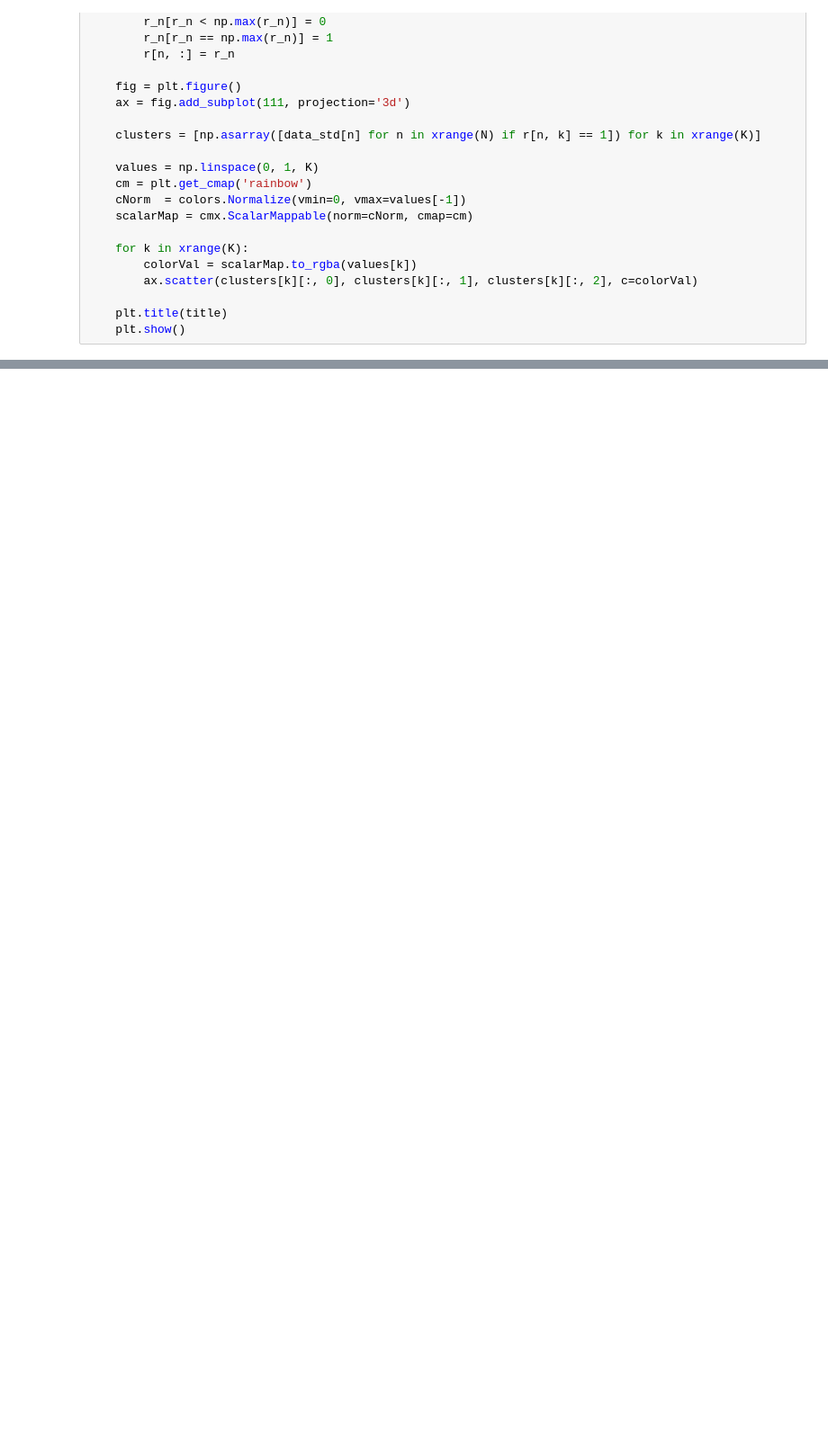
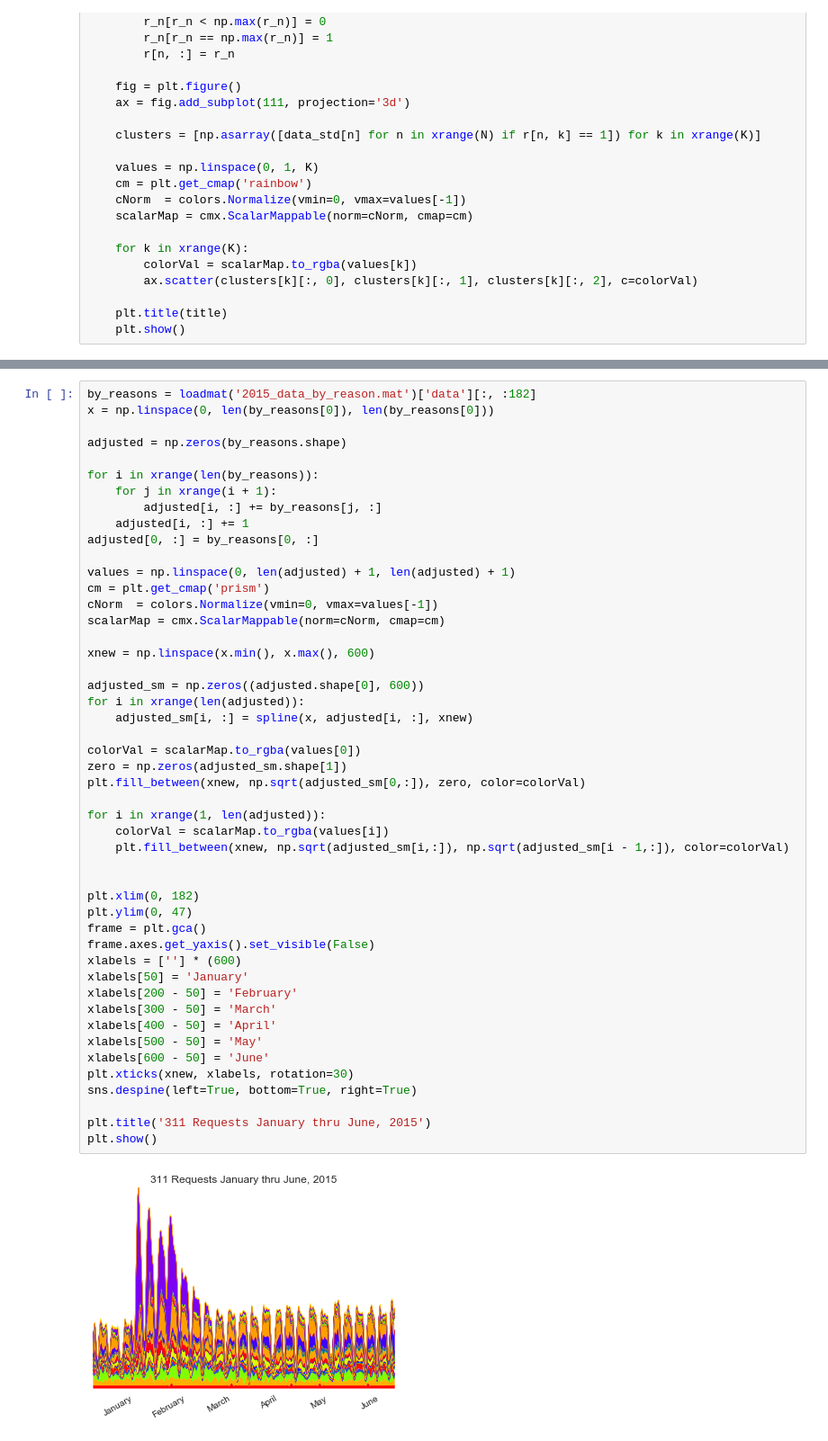
Before and after one commit to onefishy/Boston311, a Jupyter notebook: Code/EM for MLE and MAP.ipynb, the cells around one changed output, grey strips where cells are left out. Shown: that part at 90% size. Drawn from its saved outputs; the diff is of its cells as text; blank space fills up the shorter version.

```diff
--- a/Code/EM for MLE and MAP.ipynb
+++ b/Code/EM for MLE and MAP.ipynb
@@ -575,0 +605,50 @@ Sigma: [[ 2.09525382 -0.29547123  0.08449884]
+# %%
+by_reasons = loadmat('2015_data_by_reason.mat')['data'][:, :182]
+x = np.linspace(0, len(by_reasons[0]), len(by_reasons[0]))
+
+adjusted = np.zeros(by_reasons.shape)
+
+for i in xrange(len(by_reasons)):
+    for j in xrange(i + 1):
+        adjusted[i, :] += by_reasons[j, :]
+    adjusted[i, :] += 1
+adjusted[0, :] = by_reasons[0, :]
+
+values = np.linspace(0, len(adjusted) + 1, len(adjusted) + 1)
+cm = plt.get_cmap('prism')
+cNorm  = colors.Normalize(vmin=0, vmax=values[-1])
+scalarMap = cmx.ScalarMappable(norm=cNorm, cmap=cm)
+
+xnew = np.linspace(x.min(), x.max(), 600)
+
+adjusted_sm = np.zeros((adjusted.shape[0], 600))
+for i in xrange(len(adjusted)):
+    adjusted_sm[i, :] = spline(x, adjusted[i, :], xnew)
+
+colorVal = scalarMap.to_rgba(values[0])
+zero = np.zeros(adjusted_sm.shape[1])
+plt.fill_between(xnew, np.sqrt(adjusted_sm[0,:]), zero, color=colorVal)
+
+for i in xrange(1, len(adjusted)):
+    colorVal = scalarMap.to_rgba(values[i])
+    plt.fill_between(xnew, np.sqrt(adjusted_sm[i,:]), np.sqrt(adjusted_sm[i - 1,:]), color=colorVal)
+
+
+plt.xlim(0, 182)
+plt.ylim(0, 47)
+frame = plt.gca()
+frame.axes.get_yaxis().set_visible(False)
+xlabels = [''] * (600)
+xlabels[50] = 'January'
+xlabels[200 - 50] = 'February'
+xlabels[300 - 50] = 'March'
+xlabels[400 - 50] = 'April'
+xlabels[500 - 50] = 'May'
+xlabels[600 - 50] = 'June'
+plt.xticks(xnew, xlabels, rotation=30)
+sns.despine(left=True, bottom=True, right=True)
+
+plt.title('311 Requests January thru June, 2015')
+plt.show()
+# %% [output]
+[figure, added]
```
Also changed, not shown: parts of 11 cells of this notebook, 6 other files.
